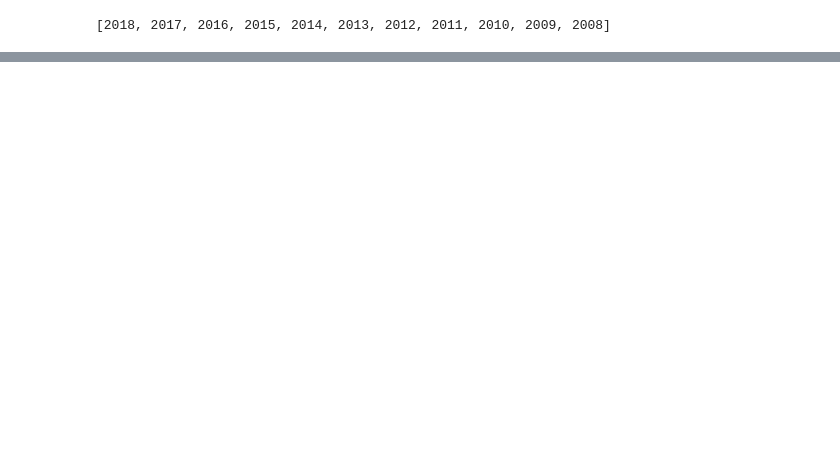
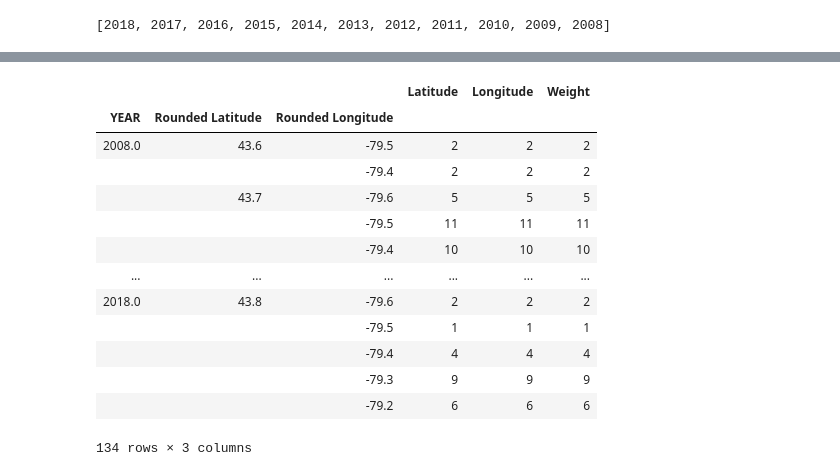
Before and after one commit to nupurgupta5292/SES-vs-Fatal-Road-Collisions, a Jupyter notebook: toronto_data.ipynb, the cells around one changed output, grey strips where cells are left out. Saved outputs shown, nothing was run; the diff lists cells and outputs as text; code cells hidden in the pictures; blank space fills up the shorter version.

```diff
--- a/toronto_data.ipynb
+++ b/toronto_data.ipynb
@@ -131,0 +169,20 @@ year_eight=dfs[10]
+# %%
+groupedlocations= locations_year.groupby(['YEAR','Rounded Latitude','Rounded Longitude'])
+groupedlocations.count()
+# yearcount=groupedlocations['YEAR'].count()
+# locations['Weight']=groupedlocations['YEAR'].count()
+# %% [output]
+|  |  |  | Latitude | Longitude | Weight |
+| YEAR | Rounded Latitude | Rounded Longitude |  |  |  |
+| 2008.0 | 43.6 | -79.5 | 2 | 2 | 2 |
+|  |  | -79.4 | 2 | 2 | 2 |
+|  | 43.7 | -79.6 | 5 | 5 | 5 |
+|  |  | -79.5 | 11 | 11 | 11 |
+|  |  | -79.4 | 10 | 10 | 10 |
+| ... | ... | ... | ... | ... | ... |
+| 2018.0 | 43.8 | -79.6 | 2 | 2 | 2 |
+|  |  | -79.5 | 1 | 1 | 1 |
+|  |  | -79.4 | 4 | 4 | 4 |
+|  |  | -79.3 | 9 | 9 | 9 |
+|  |  | -79.2 | 6 | 6 | 6 |
+134 rows × 3 columns
```
Also changed, not shown: parts of 10 cells of this notebook.
